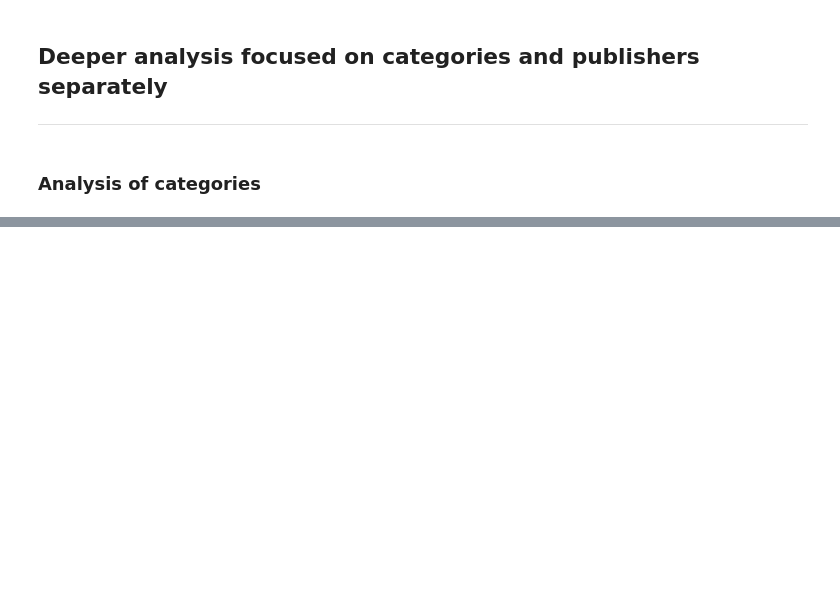
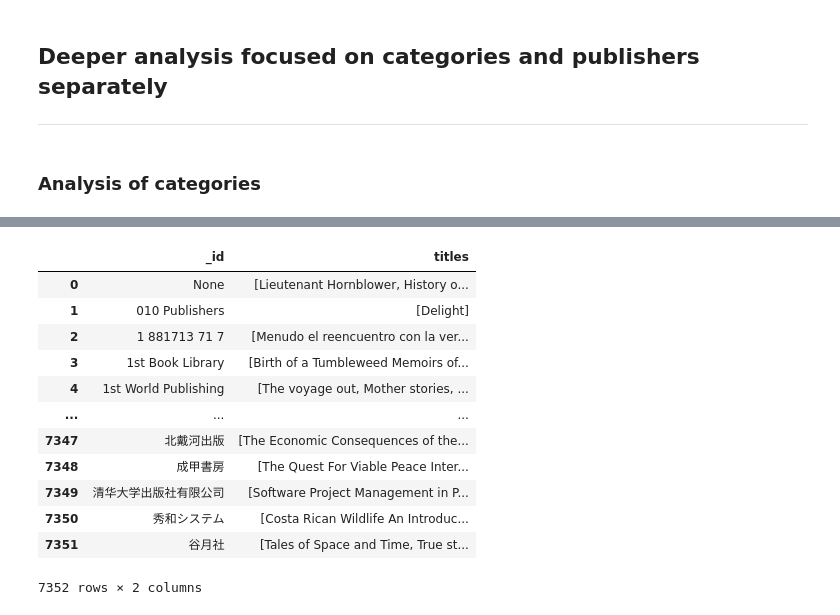
Before and after one commit to AndreaAlberti07/Amazon-books-reviews-ML, a Jupyter notebook: notebooks/hypotesis_testing/hypothesis_7.ipynb, the cells around one changed output, grey strips where cells are left out. Cells and saved outputs as stored; diff of their text form; code cells hidden in the pictures; blank space fills up the shorter version.

```diff
--- a/notebooks/hypotesis_testing/hypothesis_7.ipynb
+++ b/notebooks/hypotesis_testing/hypothesis_7.ipynb
@@ -229,0 +237,21 @@ df_results_2.head(20).plot(x='publisher', y='count', kind='bar', figsize=(15,5),
+# %%
+p = {'$group':{'_id':'$publisher', 'titles':{'$addToSet':'$Title'}}}
+
+t = books.aggregate([p])
+
+b = pd.DataFrame(list(t))
+b
+# %% [output]
+|  | _id | titles |
+| 0 | None | [Lieutenant Hornblower, History o... |
+| 1 | 010 Publishers | [Delight] |
+| 2 | 1 881713 71 7 | [Menudo el reencuentro con la ver... |
+| 3 | 1st Book Library | [Birth of a Tumbleweed Memoirs of... |
+| 4 | 1st World Publishing | [The voyage out, Mother stories, ... |
+| ... | ... | ... |
+| 7347 | 北戴河出版 | [The Economic Consequences of the... |
+| 7348 | 成甲書房 | [The Quest For Viable Peace Inter... |
+| 7349 | 清华大学出版社有限公司 | [Software Project Management in P... |
+| 7350 | 秀和システム | [Costa Rican Wildlife An Introduc... |
+| 7351 | 谷月社 | [Tales of Space and Time, True st... |
+7352 rows × 2 columns
```
Also changed, not shown: parts of 11 cells of this notebook.
